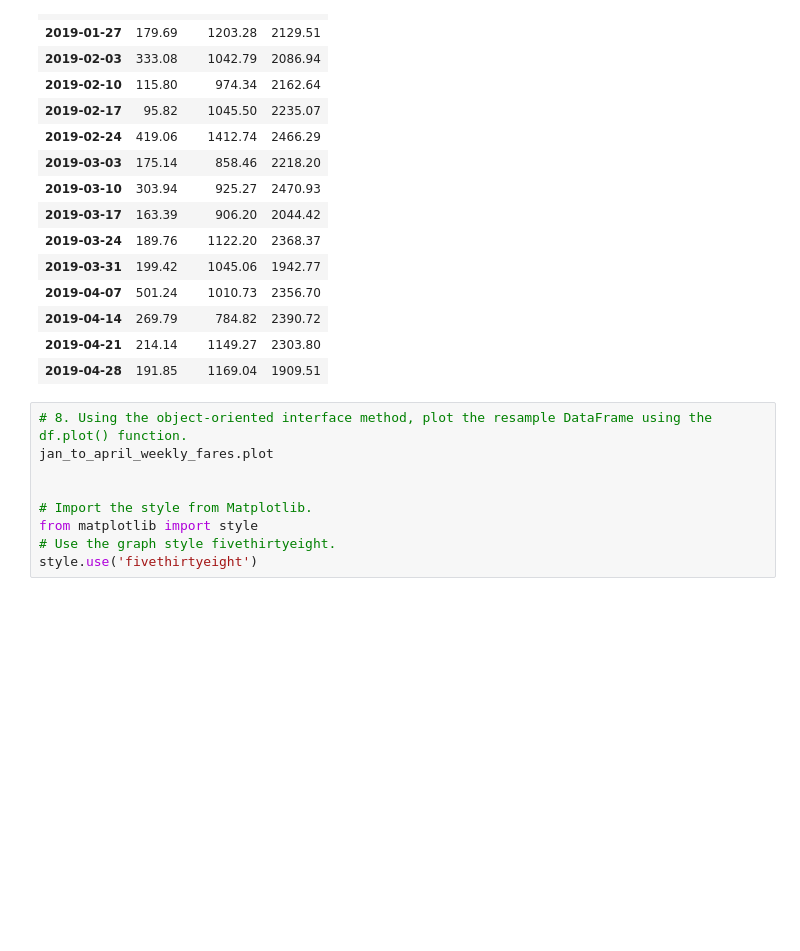
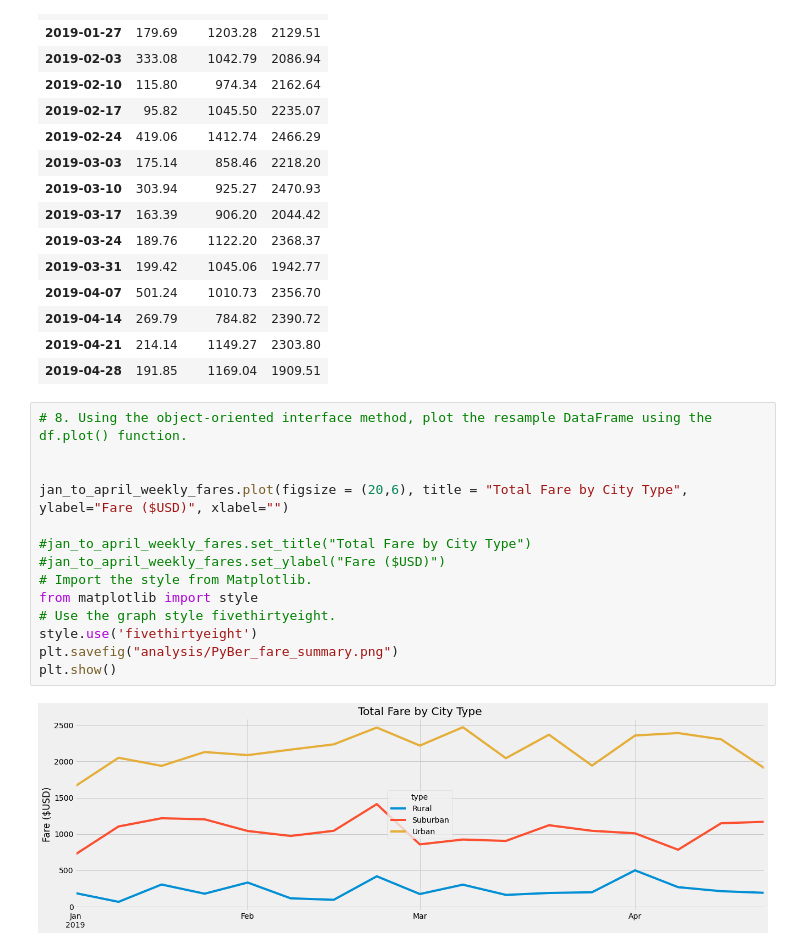
Before and after one commit to clairewright-217/PyBer_Analysis, a Jupyter notebook: PyBer_Challenge_starter_code.ipynb, the cells around one changed output. Drawn from its saved outputs; the diff is of its cells as text; blank space fills up the shorter version.

Commit message:
add line chart and updated ReadMe

```diff
--- a/PyBer_Challenge_starter_code.ipynb
+++ b/PyBer_Challenge_starter_code.ipynb
@@ -247,10 +247,17 @@ jan_to_april_weekly_fares
 | 2019-04-28 | 191.85 | 1169.04 | 1909.51 |
 # %%
 # 8. Using the object-oriented interface method, plot the resample DataFrame using the df.plot() function.
-jan_to_april_weekly_fares.plot
 
 
+jan_to_april_weekly_fares.plot(figsize = (20,6), title = "Total Fare by City Type", ylabel="Fare ($USD)", xlabel="")
+
+#jan_to_april_weekly_fares.set_title("Total Fare by City Type")
+#jan_to_april_weekly_fares.set_ylabel("Fare ($USD)")
 # Import the style from Matplotlib.
 from matplotlib import style
 # Use the graph style fivethirtyeight.
 style.use('fivethirtyeight')
+plt.savefig("analysis/PyBer_fare_summary.png")
+plt.show()
+# %% [output]
+[figure, added]
```
Also changed, not shown: 3 other files.
